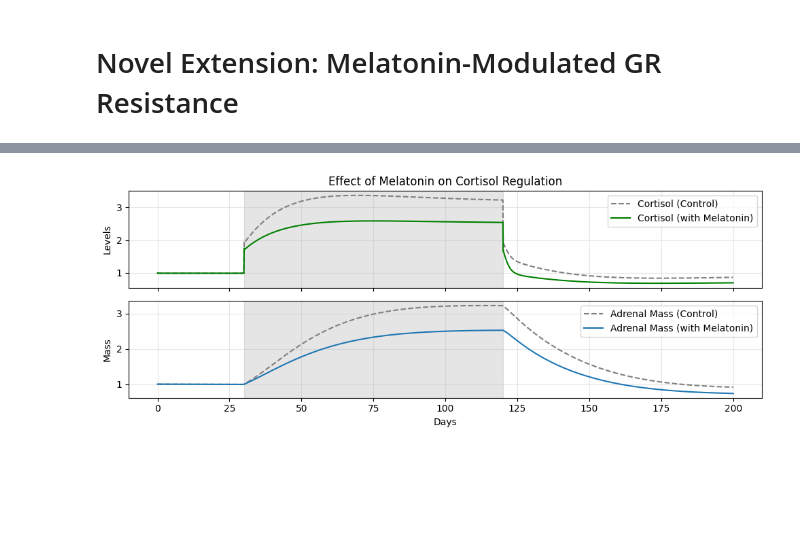
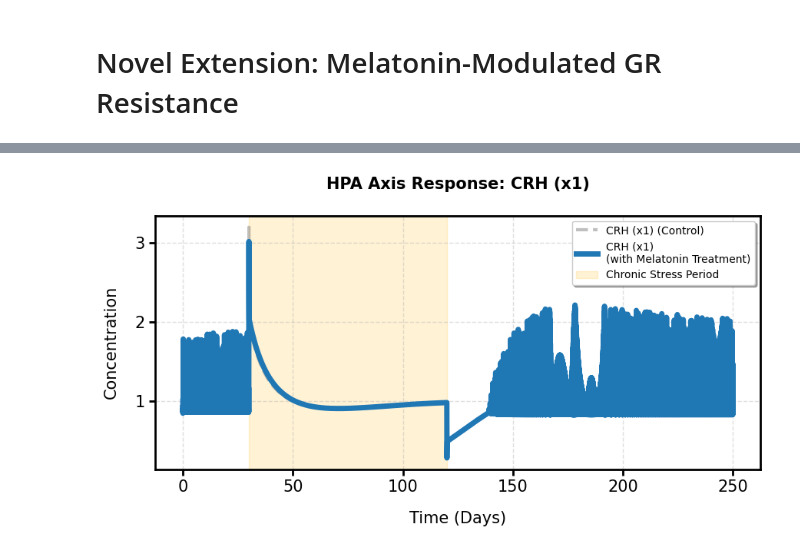
Before and after one commit to sandera0606/melatonin-HPA-dysregulation, a Jupyter notebook: final_project.ipynb, the cells around one changed output, grey strips where cells are left out. Drawn from its saved outputs; the diff is of its cells as text; code cells hidden in the pictures; blank space fills up the shorter version.

```diff
--- a/final_project.ipynb
+++ b/final_project.ipynb
@@ -141,19 +196 @@ def pGR_melatonin(t, mel_on=False):
-# %%
-def hpa_model_mel(y, t, mel_on):
-    x1, x2, x3, C, A = y
-    u_t = u(t)
-
-    # Apply melatonin logic to the GR threshold K_t
-    K_t = pGR_melatonin(t, mel_on=mel_on)
-
-    # increased sensitivity to feedback
-    G_x3 = 1.0 / (1.0 + (x3 / K_t)**n)
-    M_x3 = 1.0 / x3
-
-    dx1 = w1 * (u_t * G_x3 * M_x3 - x1)
-    dx2 = w2 * (C * x1 * G_x3 - x2)
-    dx3 = w3 * (A * x2 - x3)
-    dC  = wC * C * (x1 - 1.0)
-    dA  = wA * A * (x2 - 1.0)
-    return [dx1, dx2, dx3, dC, dA]
 # %%
@@ -163,27 +235,54 @@ y0 = [1.0, 1.0, 1.0, 1.0, 1.0]
 sol_control = odeint(hpa_model_mel, y0, t_eval, args=(False,))
 sol_mel = odeint(hpa_model_mel, y0, t_eval, args=(True,))
 # %%
-fig, ax = plt.subplots(2, 1, figsize=(10, 4), sharex=True)
+# High-visibility settings for poster printing
+plt.rcParams.update({
+    'font.size': 15,
+    'axes.titlesize': 15,
+    'axes.labelsize': 15,
+    'legend.fontsize': 10,
+    'axes.linewidth': 2  # Thicker plot border
+})
 
-# Hormone Plot (Cortisol/x3)
-ax[0].plot(t_eval/1440, sol_control[:, 2], label='Cortisol (Control)', color='gray', linestyle='--')
-ax[0].plot(t_eval/1440, sol_mel[:, 2], label='Cortisol (with Melatonin)', color='green')
-ax[0].set_ylabel("Levels")
-ax[0].set_title("Effect of Melatonin on Cortisol Regulation")
-ax[0].legend()
+labels = ['CRH (x1)', 'ACTH (x2)', 'Cortisol (x3)', 'Corticotroph Mass (C)', 'Adrenal Mass (A)']
+colors = ['tab:blue', 'orange', '#F96A17', 'red', '#FF954A']
 
-# Gland Mass (Adrenal/A)
-ax[1].plot(t_eval/1440, sol_control[:, 4], label='Adrenal Mass (Control)', color='gray', linestyle='--')
-ax[1].plot(t_eval/1440, sol_mel[:, 4], label='Adrenal Mass (with Melatonin)', color='tab:blue')
-ax[1].set_ylabel("Mass")
-ax[1].set_xlabel("Days")
-ax[1].legend()
+for i in range(5):
+    # Large, wide figure for poster layout
+    plt.figure(figsize=(9, 5))
 
-for a in ax:
-    a.axvspan(D_stress, D_stop, color='gray', alpha=0.2, label='Stress')
-    a.grid(alpha=0.3)
+    # Plot Control (Increased linewidth and alpha for visibility)
+    plt.plot(t_eval/1440, sol_control[:, i],
+             label=f'{labels[i]} (Control)',
+             color='gray', linestyle='--', alpha=0.5, linewidth=3)
 
-plt.tight_layout()
-plt.show()
+    # Plot Melatonin (Very thick line for the main result)
+    plt.plot(t_eval/1440, sol_mel[:, i],
+             label=f'{labels[i]}\n(with Melatonin Treatment)',
+             color=colors[i], linewidth=5)
+
+    # Shade the stress period (Slightly darker for print contrast)
+    plt.axvspan(D_stress, D_stop, color="#FFC12F", alpha=0.2, label='Chronic Stress Period')
+
+    # Formatting
+    plt.title(f"HPA Axis Response: {labels[i]}", pad=25, fontweight='bold')
+    y_label = "Concentration"
+    if "Mass" in labels[i]:
+        y_label = "Mass"
+
+    plt.ylabel(y_label, labelpad=15)
+    plt.xlabel("Time (Days)", labelpad=15)
+
+    # Force whole numbers on Y-axis
+    plt.gca().yaxis.set_major_locator(MaxNLocator(integer=True))
+
+    # Make the tick marks thicker
+    plt.gca().tick_params(width=2, length=6)
+
+    plt.legend(loc='upper right', frameon=True, shadow=True)
+    plt.grid(alpha=0.4, linestyle='--', linewidth=1)
+
+    plt.tight_layout()
+    plt.show()
 # %% [output]
-[figure, old version]
+[figure, new version]
```
Also changed, not shown: parts of 6 cells of this notebook.
